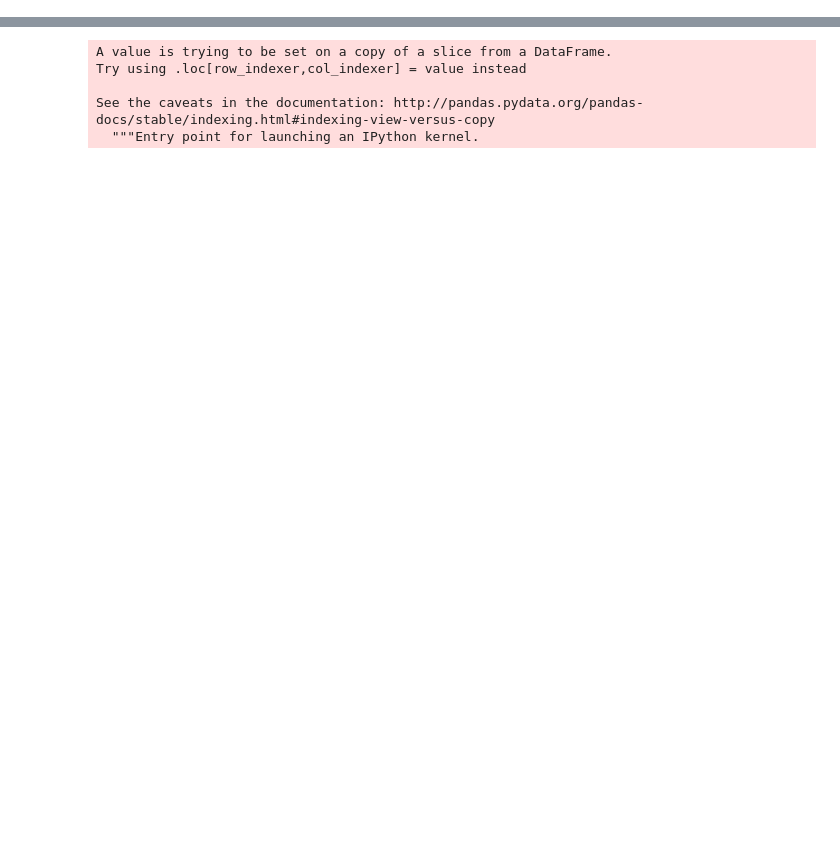
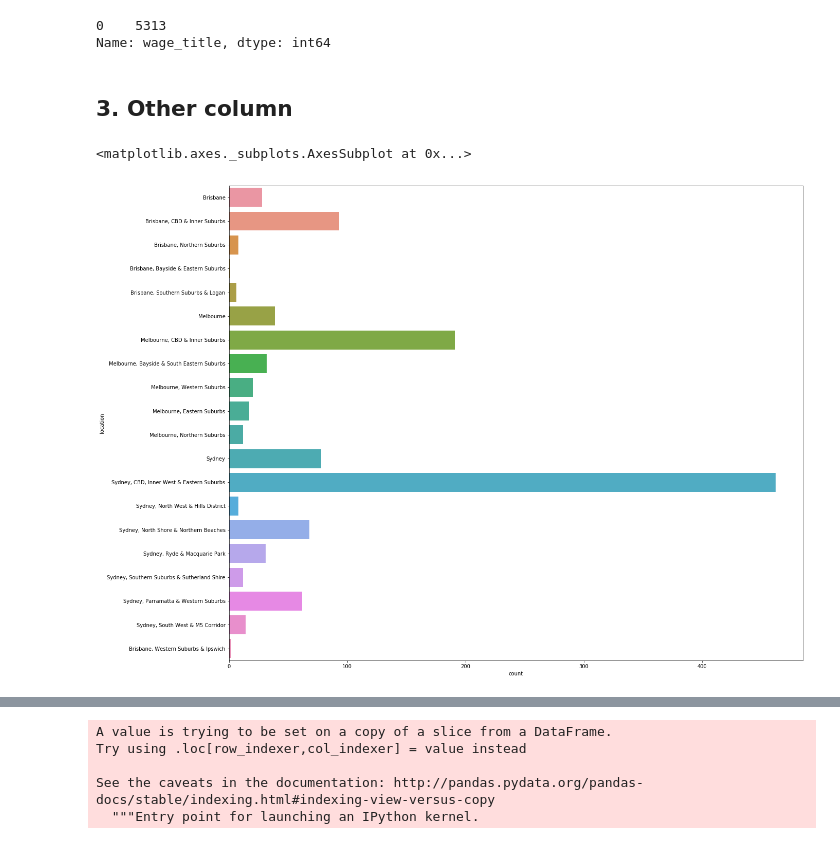
Before and after one commit to sealbamboo/DSme, a Jupyter notebook: Pro4/Step 4 -- Clean wage column.ipynb, the cells around one changed output, grey strips where cells are left out. Cells and saved outputs as stored; diff of their text form; code cells hidden in the pictures; blank space fills up the shorter version.

```diff
--- a/Pro4/Step 4 -- Clean wage column.ipynb
+++ b/Pro4/Step 4 -- Clean wage column.ipynb
@@ -79,7 +94,8 @@ def get_wage(regex, sample):
             # Case-of "k" appears 1time at last.
             elif ("k" not in result[0]) and ("k" in result[-1]):
                 k_value = int(result[-1].strip("k"))
-                if k_value < 1000 else k_value]
+                if k_value < 1000:
+                    k_value = k_value*1000
                 print(type(k_value))
                 print(type(result[0]))
 
@@ -243,0 +232,15 @@ Name: industries, dtype: int64
+# %%
+frame['wage_title'].value_counts()
+# %% [output]
+0    5313
+Name: wage_title, dtype: int64
+# %% [markdown]
+## 3. Other column
+# %%
+frame1['location'].value_counts()
+
+fig = plt.subplots(figsize=(20,17))
+sns.countplot(y='location',data=frame1)
+# %% [output]
+<matplotlib.axes._subplots.AxesSubplot at 0x...>
+[figure, added]
```
Also changed, not shown: parts of 25 cells of this notebook, 4 other files.
